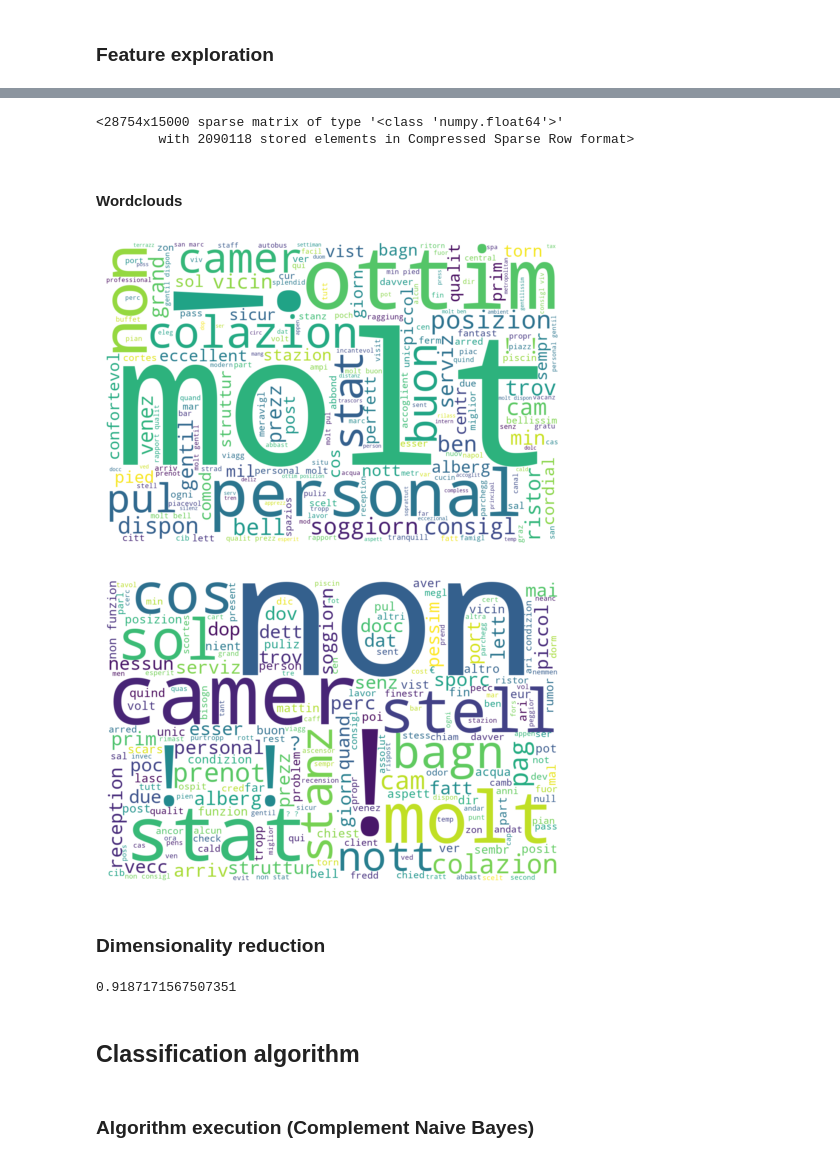
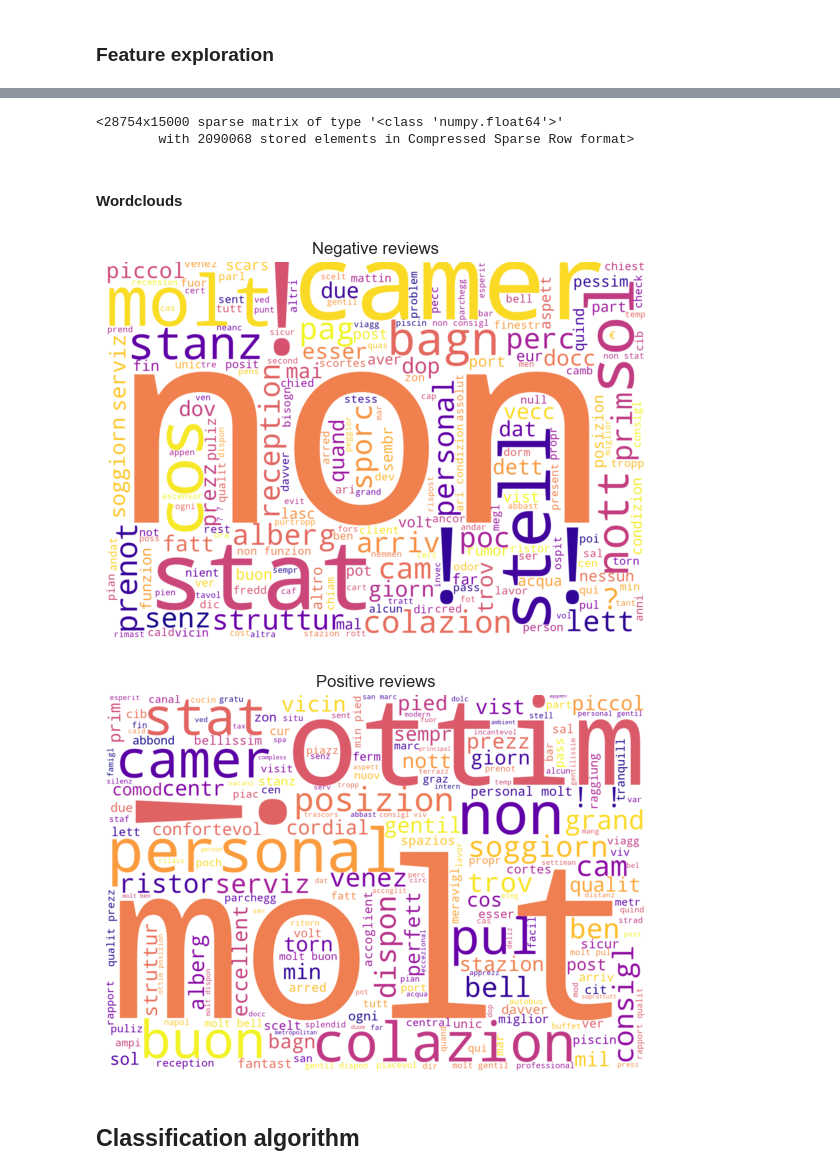
Before and after one commit to manuelemacchia/hotel-sentiment-analysis, a Jupyter notebook: classifier.ipynb, the cells around one changed output, grey strips where cells are left out. Cells and saved outputs as stored; diff of their text form; code cells hidden in the pictures.

```diff
--- a/classifier.ipynb
+++ b/classifier.ipynb
@@ -59,7 +67,7 @@ Number of empty reviews: 0
 # %% [markdown]
 ### Class distribution
 # %%
-classes = set(df_dev['class'])
+classes = set(df['class'])
 classes
 # %% [output]
 {'neg', 'pos'}
@@ -153,15 +162,15 @@ def spell(s):
 def tokenizer(s):
     tokens = []
 
-    for e in emoticons:
-        if e in s:
+    for e in emoticons: # Handle text emoticons
+        for _ in range(0, s.count(e)):
             tokens.append(e)
 
-    for token in word_tokenize(s):
+    for token in word_tokenize(s): # Tokenize the text and split off punctuation
         token = re.split("(\W+|\d+)", token) # Split tokens on any non-alphanumeric character (e.g. apostrophes)
 
         for t in token:
-            emojis = emoji.emoji_lis(t) # handle emoji tokens
+            emojis = emoji.emoji_lis(t) # Handle Unicode emojis
             if len(emojis) > 0:
                 for e in emojis:
                     tokens.append(emoji.demojize(e['emoji']))
@@ -214,5 +217,5 @@ NameError: name 'TfidfVectorizer' is not defined
 # %%
-vectorizer = TfidfVectorizer(input='content', tokenizer=tokenizer, lowercase=True, min_df=2, max_features=15000, ngram_range=(1,2))
+vectorizer = TfidfVectorizer(input='content', tokenizer=tokenizer, min_df=2, max_features=15000, ngram_range=(1,2))
 X = vectorizer.fit_transform(df['text'])
 # %% [markdown]
 ### Feature exploration
@@ -225,12 +228,10 @@ X_unbounded # without max_features=15000
 X # with max_features=15000
 # %% [output]
 <28754x15000 sparse matrix of type '<class 'numpy.float64'>'
-        with 2090118 stored elements in Compressed Sparse Row format>
+        with 2090068 stored elements in Compressed Sparse Row format>
 # %% [markdown]
 #### Wordclouds
 # %%
-wc = WordCloud(background_color='white', width=1200, height=800)
-
 def word_frequency(X, word_index):
     """Generate a dictionary that maps words to their frequency.
 
@@ -246,24 +247,21 @@ def word_frequency(X, word_index):
     return word_frequency
 # %%
 for c in classes:
-    idx = df_dev[df_dev['class']==c].index
+    idx = df[df['class'] == c].index
     f = word_frequency(X[idx], vectorizer.vocabulary_)
 
+    if c == "pos":
+        title = "Positive reviews"
+    elif c == "neg":
+        title = "Negative reviews"
+
+    wc = WordCloud(background_color='white', width=2000, height=1400, colormap="plasma")
     wordcloud = wc.generate_from_frequencies(f)
 
-    fig, ax = plt.subplots(figsize=(6, 4), dpi=100)
+    fig, ax = plt.subplots(figsize=(7, 5), dpi=100)
+    ax.set_title(title)
     ax.imshow(wordcloud, interpolation='bilinear')
     ax.axis("off")
 # %% [output]
-[figure, old version]
+[figure, new version]
-[figure, old version]
+[figure, new version]
-# %% [markdown]
-### Dimensionality reduction
-# %%
-from sklearn.decomposition import TruncatedSVD
-
-svd = TruncatedSVD(n_components=8000, random_state=42)
-X_svd = svd.fit_transform(X)
-svd.explained_variance_ratio_.sum()
-# %% [output]
-0.9187171567507351
@@ -272,4 +268,2 @@ X_svd = svd.transform(X_svd)
 # %% [markdown]
 ## Classification algorithm
-# %% [markdown]
-### Algorithm execution (Complement Naive Bayes)
```
Also changed, not shown: parts of 43 cells of this notebook.
